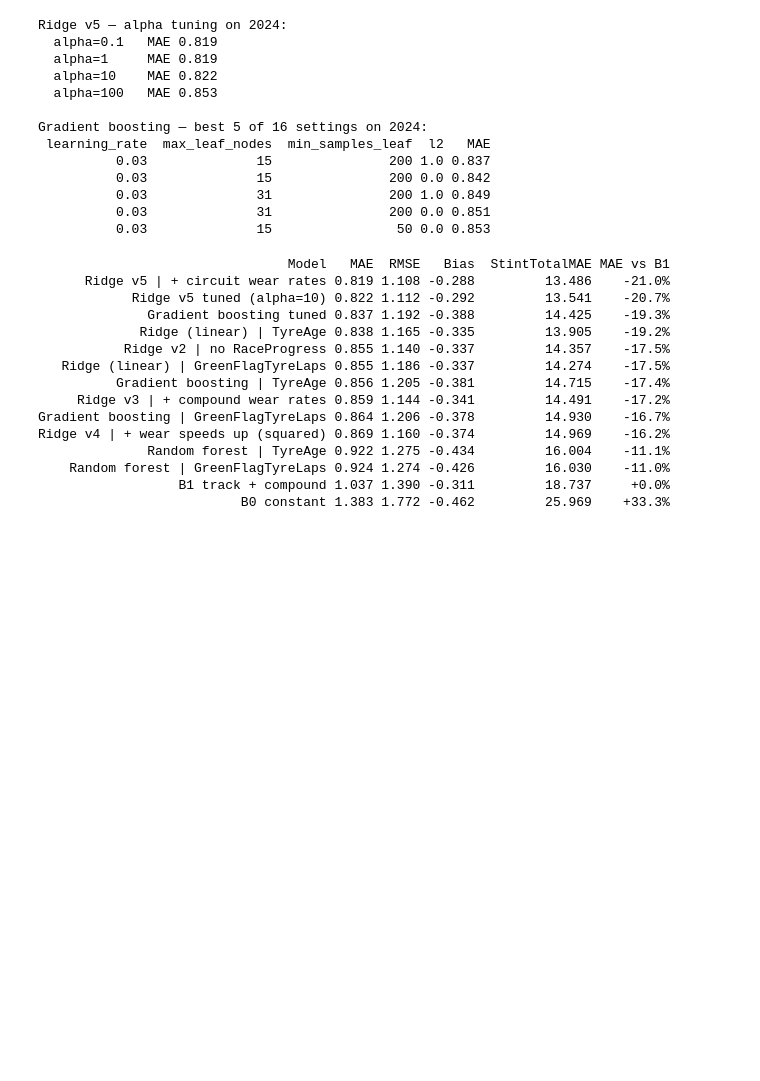
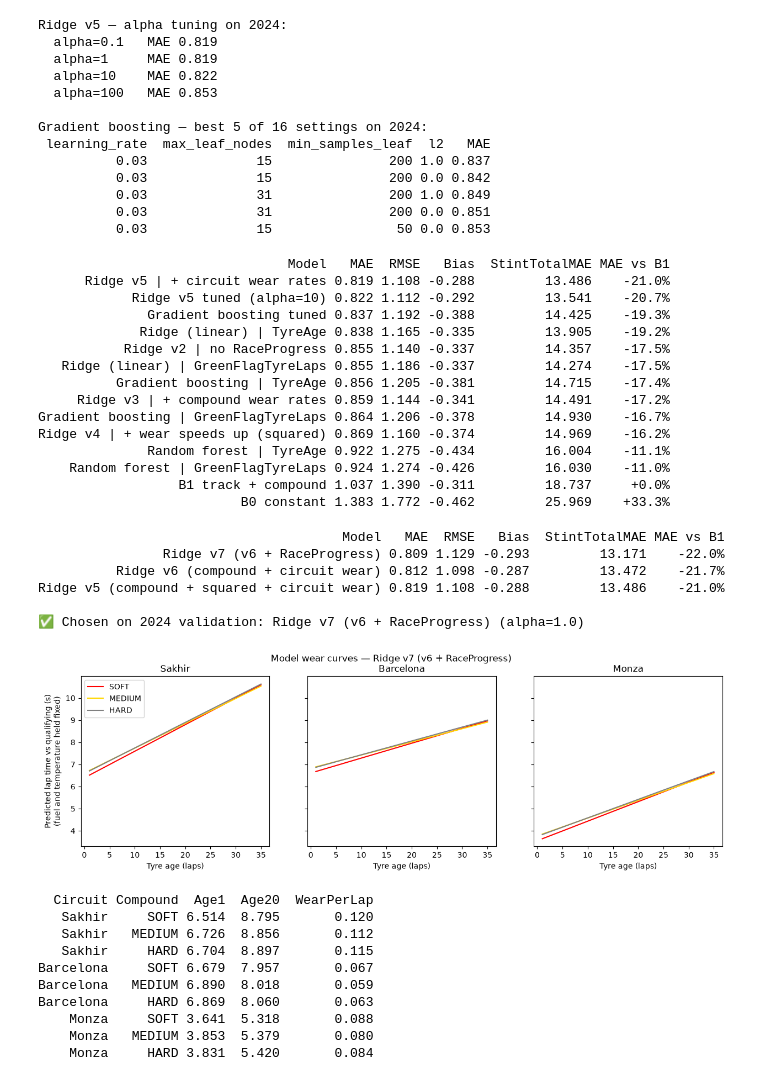
Before and after one commit to Astargame/f1-tyre-strategy-simulator, a Jupyter notebook: notebooks/03_modelling.ipynb, the cells around one changed output. Saved outputs shown, nothing was run; the diff lists cells and outputs as text; code cells hidden in the pictures; blank space fills up the shorter version.

Commit message:
Stage 4: final Ridge model with compound and circuit wear rates; 2025 test once; model saved

```diff
--- a/notebooks/03_modelling.ipynb
+++ b/notebooks/03_modelling.ipynb
@@ -341,3 +341,71 @@ Ridge v4 | + wear speeds up (squared) 0.869 1.160 -0.374         14.969    -16.2
     Random forest | GreenFlagTyreLaps 0.924 1.274 -0.426         16.030    -11.0%
                   B1 track + compound 1.037 1.390 -0.311         18.737     +0.0%
                           B0 constant 1.383 1.772 -0.462         25.969    +33.3%
+# %%
+candidates = {
+    "Ridge v5 (compound + squared + circuit wear)":  (dict(compound_slopes=True, squares=True,  circuit_slopes=True), RIDGE_COLS),
+    "Ridge v6 (compound + circuit wear)":            (dict(compound_slopes=True, squares=False, circuit_slopes=True), RIDGE_COLS),
+    "Ridge v7 (v6 + RaceProgress)":                  (dict(compound_slopes=True, squares=False, circuit_slopes=True), RIDGE_COLS + ["RaceProgress"]),
+}
+FINAL_ALPHA = 1.0
+
+cand_rows = []
+for name, (kw, cols) in candidates.items():
+    m = make_ridge(**kw, alpha=FINAL_ALPHA).fit(train[cols], train[TARGET])
+    cand_rows.append(evaluate(val, pd.Series(m.predict(val[cols]), index=val.index), name))
+    fitted[name] = (m, cols)
+
+cand_table = pd.DataFrame(cand_rows).sort_values("MAE")
+cand_table["MAE vs B1"] = (cand_table["MAE"] / b1_mae - 1).map("{:+.1%}".format)
+print(cand_table.round(3).to_string(index=False))
+
+FINAL_NAME = cand_table.iloc[0]["Model"]
+final_kw, final_cols = candidates[FINAL_NAME]
+val_model, _ = fitted[FINAL_NAME]
+print(f"\n✅ Chosen on 2024 validation: {FINAL_NAME} (alpha={FINAL_ALPHA})")
+# %% [output]
+                                       Model   MAE  RMSE   Bias  StintTotalMAE MAE vs B1
+                Ridge v7 (v6 + RaceProgress) 0.809 1.129 -0.293         13.171    -22.0%
+          Ridge v6 (compound + circuit wear) 0.812 1.098 -0.287         13.472    -21.7%
+Ridge v5 (compound + squared + circuit wear) 0.819 1.108 -0.288         13.486    -21.0%
+
+✅ Chosen on 2024 validation: Ridge v7 (v6 + RaceProgress) (alpha=1.0)
+# %%
+# Predict a lap at every tyre age, holding fuel and temperature fixed, so only tyre wear changes
+med_track, med_air = train["TrackTemp"].median(), train["AirTemp"].median()
+ages = np.arange(1, 36).astype(float)
+colours = {"SOFT": "red", "MEDIUM": "gold", "HARD": "grey"}
+
+fig, axes = plt.subplots(1, 3, figsize=(15, 4), sharey=True)
+summary = []
+for ax, circuit in zip(axes, ["Sakhir", "Barcelona", "Monza"]):
+    for comp, colour in colours.items():
+        grid = pd.DataFrame({
+            "Compound": comp, "Circuit": circuit, "TyreAge": ages, "LapsRemaining": 30.0,
+            "TrackTemp": med_track, "AirTemp": med_air, "RaceProgress": 0.5,
+        })
+        pred = val_model.predict(grid[final_cols])
+        ax.plot(ages, pred, color=colour, label=comp)
+        summary.append(dict(Circuit=circuit, Compound=comp, Age1=pred[0], Age20=pred[19],
+                            WearPerLap=(pred[19] - pred[0]) / 19))
+    ax.set_title(circuit)
+    ax.set_xlabel("Tyre age (laps)")
+axes[0].set_ylabel("Predicted lap time vs qualifying (s)\n(fuel and temperature held fixed)")
+axes[0].legend()
+fig.suptitle(f"Model wear curves — {FINAL_NAME}")
+fig.savefig(FIG_DIR / "03_model_wear_curves.png", dpi=150, bbox_inches="tight")
+plt.show()
+
+print(pd.DataFrame(summary).round(3).to_string(index=False))
+# %% [output]
+[figure, added]
+  Circuit Compound  Age1  Age20  WearPerLap
+   Sakhir     SOFT 6.514  8.795       0.120
+   Sakhir   MEDIUM 6.726  8.856       0.112
+   Sakhir     HARD 6.704  8.897       0.115
+Barcelona     SOFT 6.679  7.957       0.067
+Barcelona   MEDIUM 6.890  8.018       0.059
+Barcelona     HARD 6.869  8.060       0.063
+    Monza     SOFT 3.641  5.318       0.088
+    Monza   MEDIUM 3.853  5.379       0.080
+    Monza     HARD 3.831  5.420       0.084
```
Also changed, not shown: parts of 3 cells of this notebook, 3 other files.
